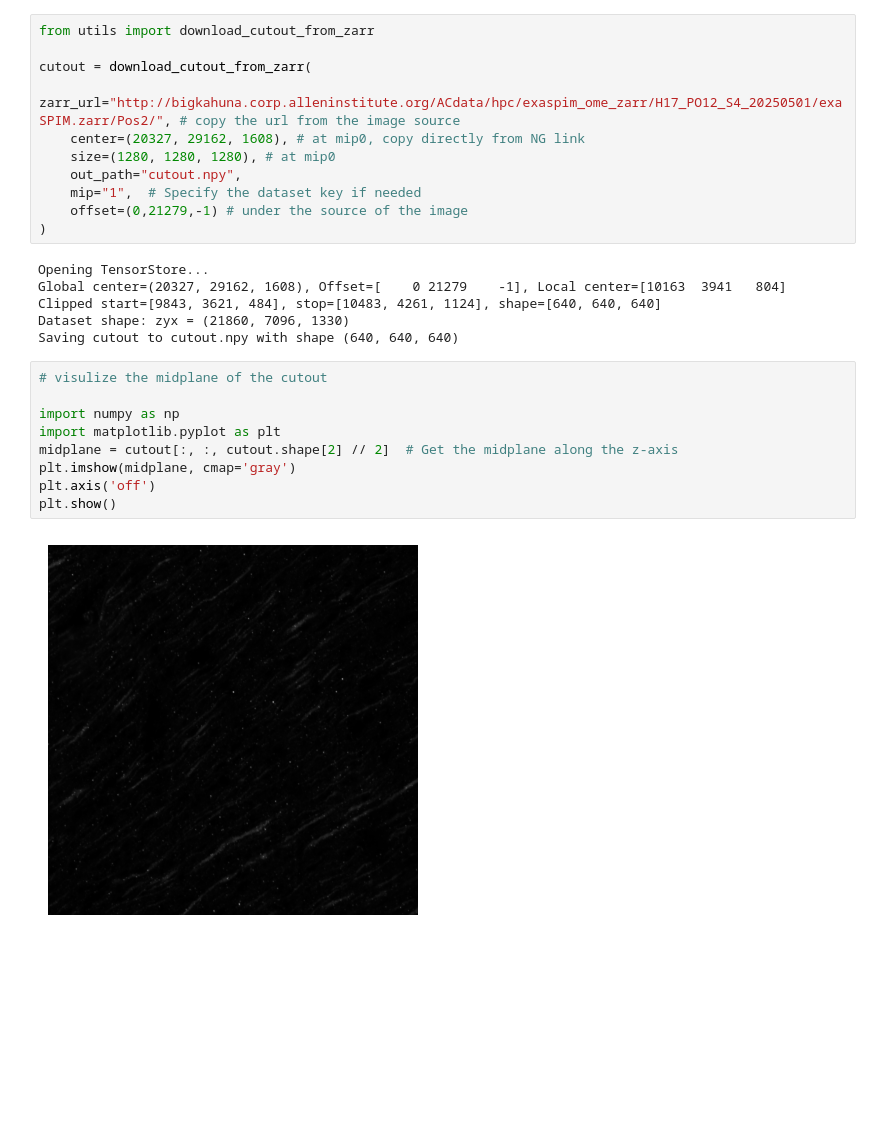
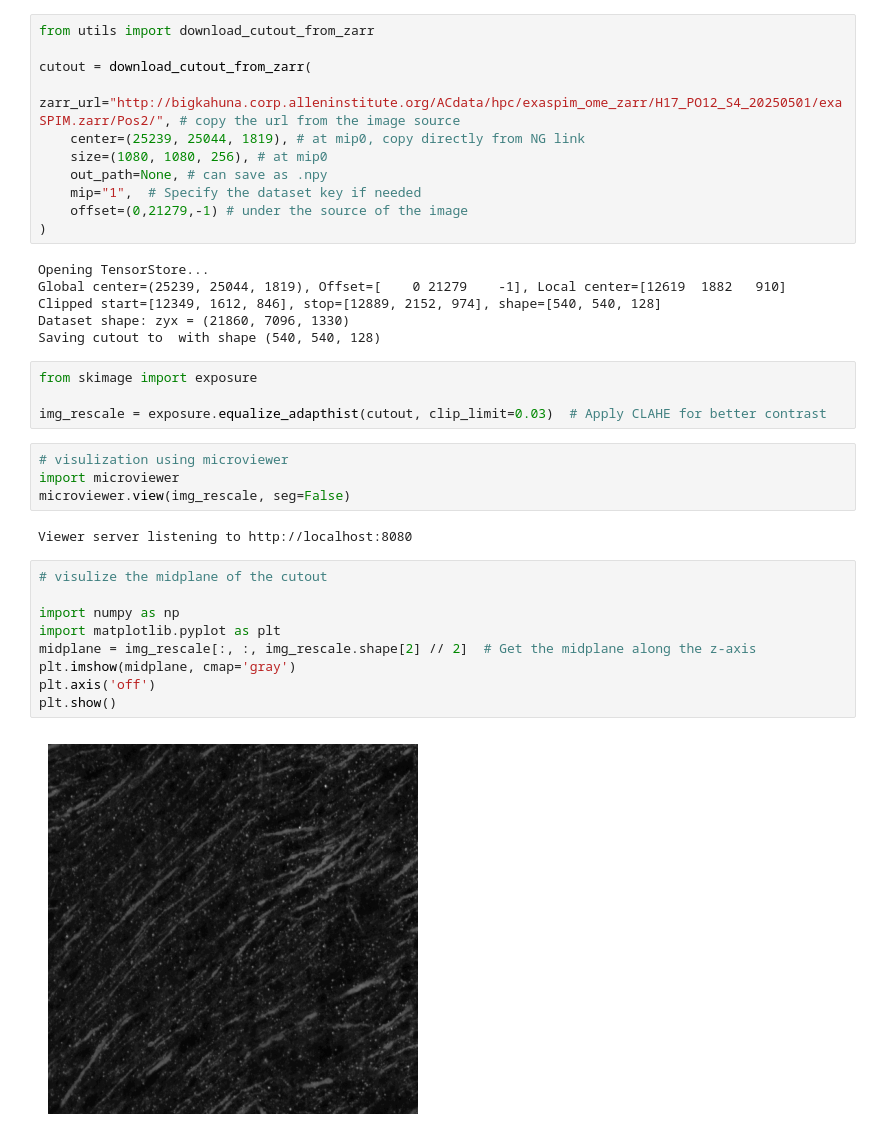
Before and after one commit to wanqingy/ac_cutout, a Jupyter notebook: example.ipynb, the cells around one changed output. Saved outputs shown, nothing was run; the diff lists cells and outputs as text; blank space fills up the shorter version.

Commit message:
save .npy as an option

```diff
--- a/example.ipynb
+++ b/example.ipynb
@@ -3,26 +3,36 @@ from utils import download_cutout_from_zarr
 
 cutout = download_cutout_from_zarr(
     zarr_url="http://bigkahuna.corp.alleninstitute.org/ACdata/hpc/exaspim_ome_zarr/H17_PO12_S4_20250501/exaSPIM.zarr/Pos2/", # copy the url from the image source
-    center=(20327, 29162, 1608), # at mip0, copy directly from NG link
-    size=(1280, 1280, 1280), # at mip0
-    out_path="cutout.npy",
+    center=(25239, 25044, 1819), # at mip0, copy directly from NG link
+    size=(1080, 1080, 256), # at mip0
+    out_path=None, # can save as .npy
     mip="1",  # Specify the dataset key if needed
     offset=(0,21279,-1) # under the source of the image
 )
 # %% [output]
 Opening TensorStore...
-Global center=(20327, 29162, 1608), Offset=[    0 21279    -1], Local center=[10163  3941   804]
-Clipped start=[9843, 3621, 484], stop=[10483, 4261, 1124], shape=[640, 640, 640]
+Global center=(25239, 25044, 1819), Offset=[    0 21279    -1], Local center=[12619  1882   910]
+Clipped start=[12349, 1612, 846], stop=[12889, 2152, 974], shape=[540, 540, 128]
 Dataset shape: zyx = (21860, 7096, 1330)
-Saving cutout to cutout.npy with shape (640, 640, 640)
+Saving cutout to  with shape (540, 540, 128)
+# %%
+from skimage import exposure
+
+img_rescale = exposure.equalize_adapthist(cutout, clip_limit=0.03)  # Apply CLAHE for better contrast
+# %%
+# visulization using microviewer
+import microviewer
+microviewer.view(img_rescale, seg=False)
+# %% [output]
+Viewer server listening to http://localhost:8080
 # %%
 # visulize the midplane of the cutout
 
 import numpy as np
 import matplotlib.pyplot as plt
-midplane = cutout[:, :, cutout.shape[2] // 2]  # Get the midplane along the z-axis
+midplane = img_rescale[:, :, img_rescale.shape[2] // 2]  # Get the midplane along the z-axis
 plt.imshow(midplane, cmap='gray')
 plt.axis('off')
 plt.show()
 # %% [output]
-[figure, old version]
+[figure, new version]
```
Also changed, not shown: 2 other files.
